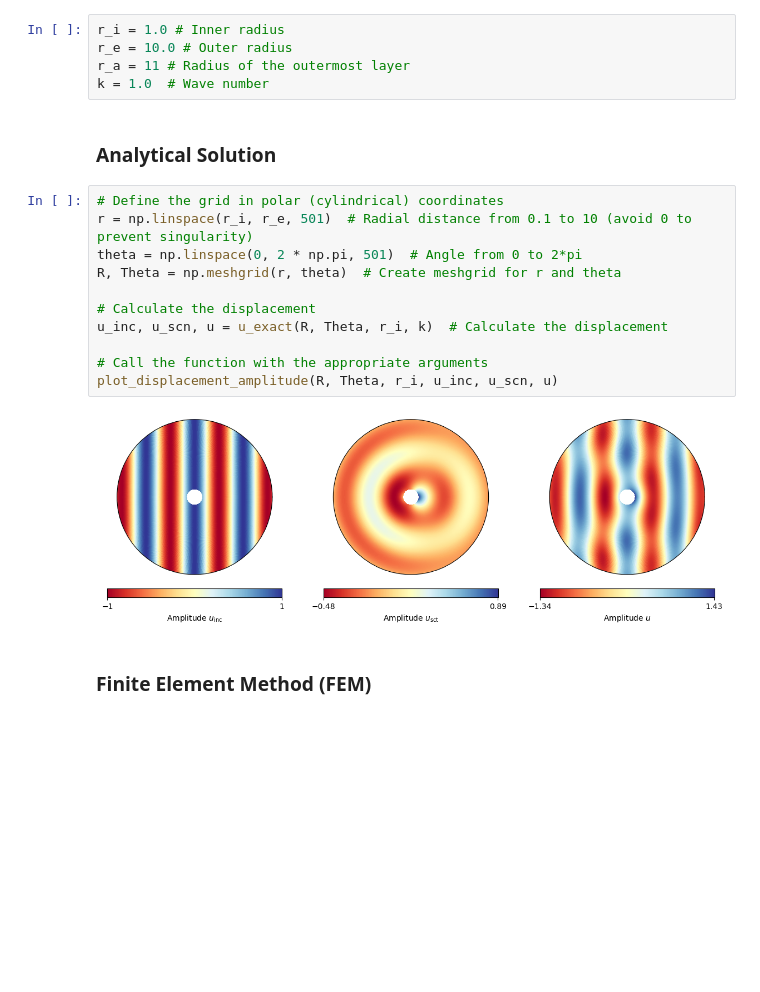
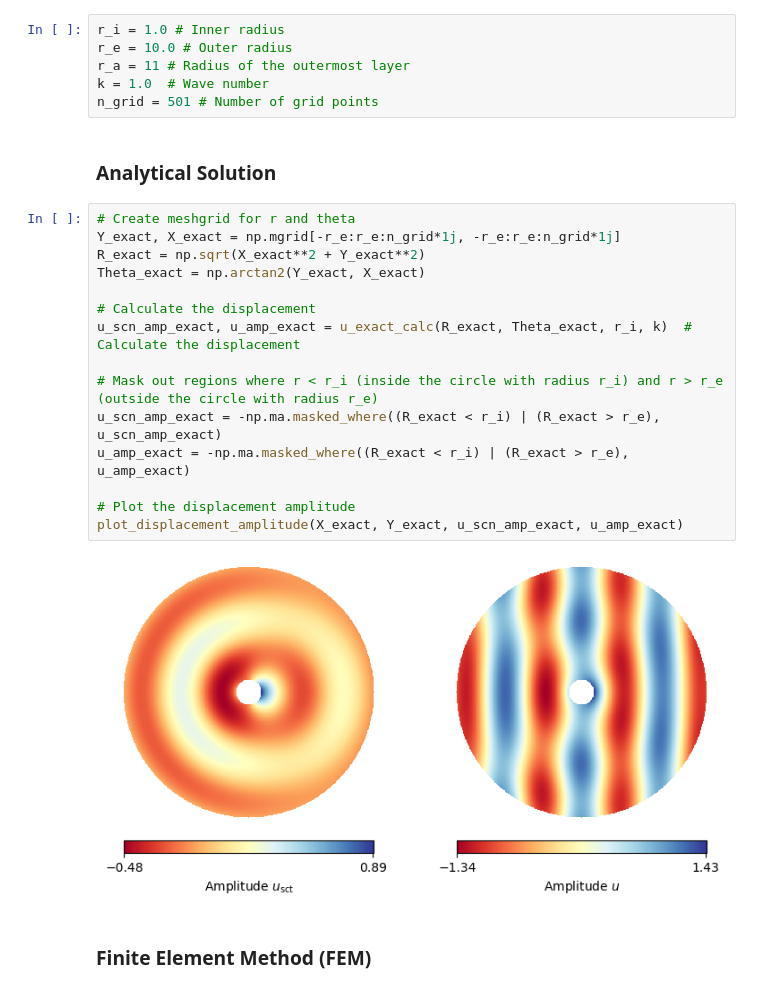
Before and after one commit to oscar-rincon/scattering-problem, a Jupyter notebook: main/analysis_scat_circ.ipynb, the cells around one changed output. Cells and saved outputs as stored; diff of their text form; blank space fills up the shorter version.

Commit message:
Refactor displacement calculation and plotting functions for clarity and efficiency; update mesh plotting to use file path

```diff
--- a/main/analysis_scat_circ.ipynb
+++ b/main/analysis_scat_circ.ipynb
@@ -16,21 +14,26 @@ r_i = 1.0 # Inner radius
 r_e = 10.0 # Outer radius
 r_a = 11 # Radius of the outermost layer
 k = 1.0  # Wave number
+n_grid = 501 # Number of grid points
 # %% [markdown]
 ### Analytical Solution
-# %%
-# Define the grid in polar (cylindrical) coordinates
-r = np.linspace(r_i, r_e, 501)  # Radial distance from 0.1 to 10 (avoid 0 to prevent singularity)
-theta = np.linspace(0, 2 * np.pi, 501)  # Angle from 0 to 2*pi
-R, Theta = np.meshgrid(r, theta)  # Create meshgrid for r and theta
-
-# Calculate the displacement
-u_inc, u_scn, u = u_exact(R, Theta, r_i, k)  # Calculate the displacement
-
-# Call the function with the appropriate arguments
-plot_displacement_amplitude(R, Theta, r_i, u_inc, u_scn, u)
-# %% [output]
-[figure, removed]
+# %%
+# Create meshgrid for r and theta
+Y_exact, X_exact = np.mgrid[-r_e:r_e:n_grid*1j, -r_e:r_e:n_grid*1j]
+R_exact = np.sqrt(X_exact**2 + Y_exact**2)
+Theta_exact = np.arctan2(Y_exact, X_exact)
+
+# Calculate the displacement
+u_scn_amp_exact, u_amp_exact = u_exact_calc(R_exact, Theta_exact, r_i, k)  # Calculate the displacement
+
+# Mask out regions where r < r_i (inside the circle with radius r_i) and r > r_e (outside the circle with radius r_e)
+u_scn_amp_exact = -np.ma.masked_where((R_exact < r_i) | (R_exact > r_e), u_scn_amp_exact)
+u_amp_exact = -np.ma.masked_where((R_exact < r_i) | (R_exact > r_e), u_amp_exact)
+
+# Plot the displacement amplitude
+plot_displacement_amplitude(X_exact, Y_exact, u_scn_amp_exact, u_amp_exact)
+# %% [output]
+[figure, added]
 # %% [markdown]
 ### Finite Element Method (FEM)
 # %% [markdown]
```
Also changed, not shown: parts of 3 cells of this notebook, 1 other file.
